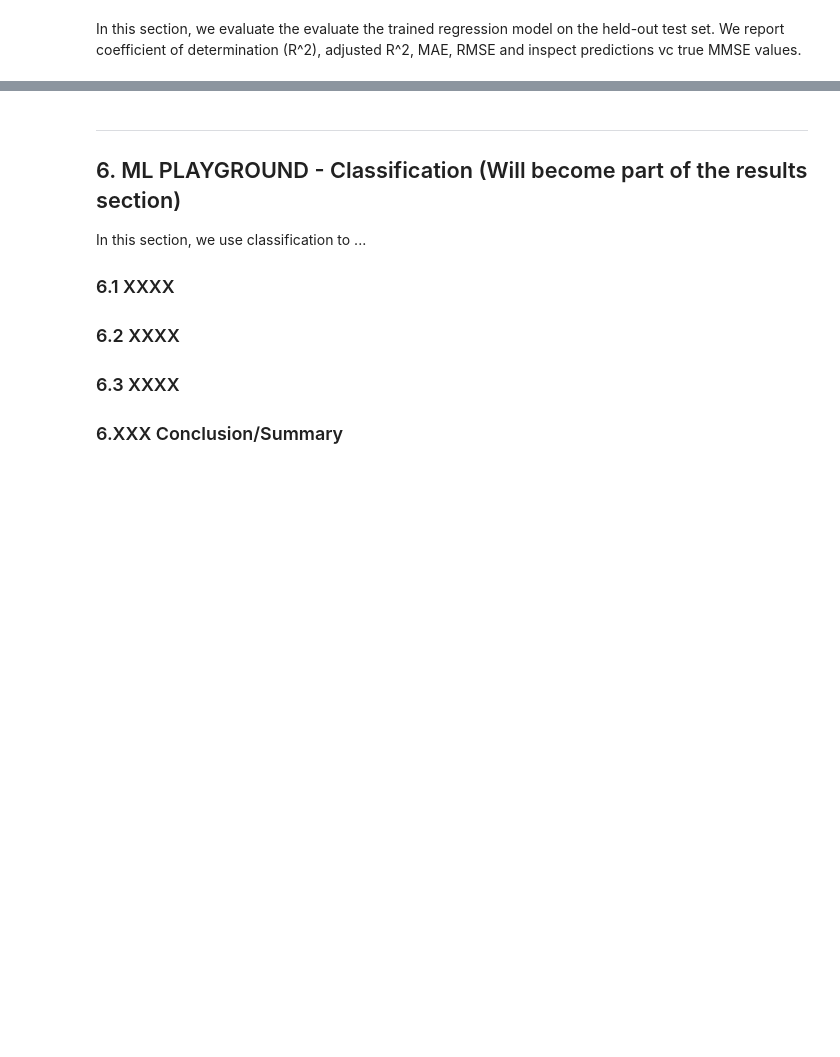
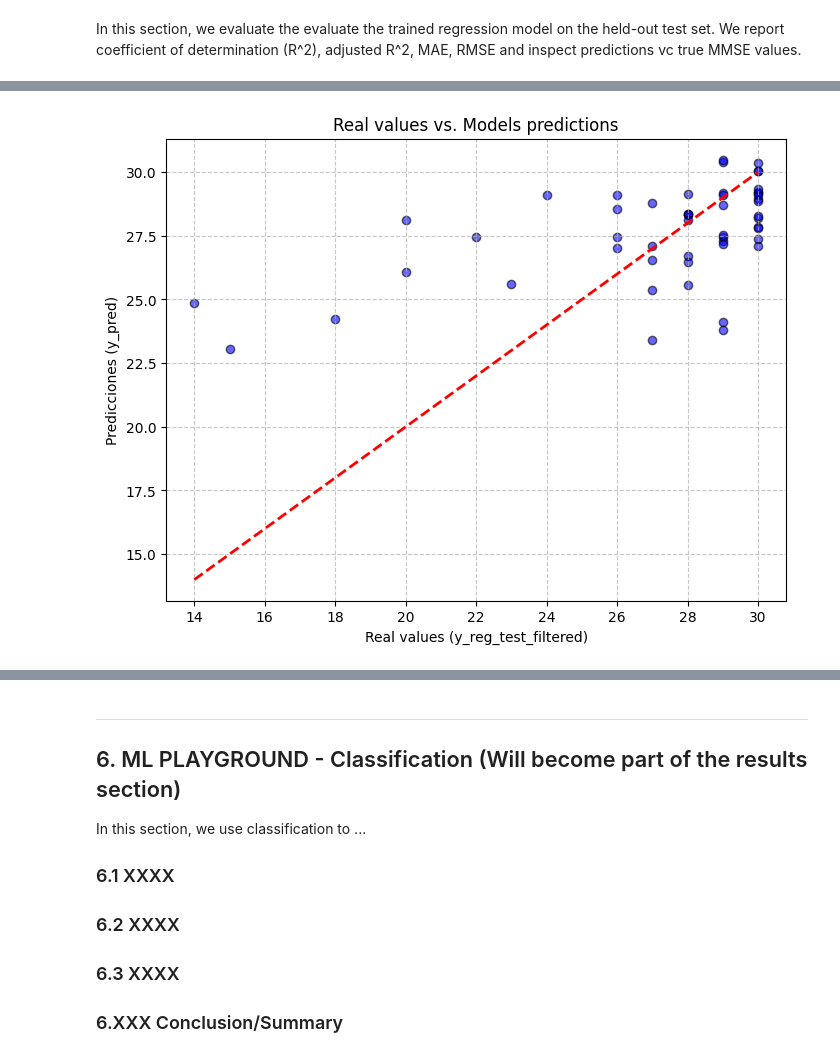
Before and after one commit to Carlos-PC05/FinalProjectCS-362, a Jupyter notebook: FinalReport_SP26_RV_PC_MASTERFILE.ipynb, the cells around one changed output, grey strips where cells are left out. Saved outputs shown, nothing was run; the diff lists cells and outputs as text; code cells hidden in the pictures; blank space fills up the shorter version.

```diff
--- a/FinalReport_SP26_RV_PC_MASTERFILE.ipynb
+++ b/FinalReport_SP26_RV_PC_MASTERFILE.ipynb
@@ -955,28 +961,36 @@ The model has been successfully trained on the preprocessed training set. The in
 # %% [markdown]
 In this section, we evaluate the evaluate the trained regression model on the held-out test set. We report coefficient of determination (R^2), adjusted R^2, MAE, RMSE and inspect predictions vc true MMSE values.
 # %%
-# Preprocess X_test the same way as X_train_lr
+# Make a copy of X_test to avoid modifying the original
 X_test_lr = X_test.copy()
+
+# Drop delay (no usable values) and dominating_hand (no variance)
 X_test_lr = X_test_lr.drop(columns=['delay', 'dominating_hand'])
+
+# Encode gender as binary (Male = 1, Female = 0)
 X_test_lr['gender'] = X_test_lr['gender'].map({'M': 1, 'F': 0})
-X_test_lr['socioeconomic_status'] = X_test_lr['socioeconomic_status'].fillna(X_train_lr['socioeconomic_status'].median())
-X_test_lr['education_level'] = X_test_lr['education_level'].fillna(X_train_lr['education_level'].median())
 
-# Keep only rows where the MMSE target is not missing
+socioeconomic_status_median = X_train_lr['socioeconomic_status'].median()
+education_level_median = X_train_lr['education_level'].median()
+
+X_test_lr['socioeconomic_status'] = X_test_lr['socioeconomic_status'].fillna(socioeconomic_status_median)
+X_test_lr['education_level'] = X_test_lr['education_level'].fillna(education_level_median)
+
+# Drop rows where the MMSE target is missing from the *test target* to ensure correct metric calculation
 mask_test = y_reg_test.notna()
 X_test_lr = X_test_lr[mask_test]
-y_reg_test_lr = y_reg_test[mask_test]
+y_reg_test_filtered = y_reg_test[mask_test]
 
-# 1. Make predictions on the test set
+#1. Making predictions using the preprocessed testing data
 y_pred = lr_model.predict(X_test_lr)
 
-# 2. Calculate performance metrics
-mae = mean_absolute_error(y_reg_test_lr, y_pred)
-mse = mean_squared_error(y_reg_test_lr, y_pred)
+#2. Calculating performance metrics against the filtered true values
+mae = mean_absolute_error(y_reg_test_filtered, y_pred)
+mse = mean_squared_error(y_reg_test_filtered, y_pred)
 rmse = np.sqrt(mse)
-r2 = r2_score(y_reg_test_lr, y_pred)
+r2 = r2_score(y_reg_test_filtered, y_pred)
 
-# Printing the results
+#Printing the results
 print(f" --- Evaluating the Regression model Performance ---")
 print(f"MAE: {mae:.4f}")
 print(f"MSE: {mse:.4f}")
@@ -984,0 +1011,14 @@ print(f"R^2 score: {r2:.4f}")
+# %%
+plt.figure(figsize=(8, 6))
+plt.scatter(y_reg_test_filtered, y_pred, alpha=0.6, color='blue', edgecolor='k')
+
+# Ideal line
+plt.plot([y_reg_test_filtered.min(), y_reg_test_filtered.max()], [y_reg_test_filtered.min(), y_reg_test_filtered.max()], 'r--', lw=2)
+
+plt.title('Real values vs. Models predictions')
+plt.xlabel('Real values (y_reg_test_filtered)')
+plt.ylabel('Predicciones (y_pred)')
+plt.grid(True, linestyle='--', alpha=0.7)
+plt.show()
+# %% [output]
+[figure, added]
```
Also changed, not shown: parts of 11 cells of this notebook.
